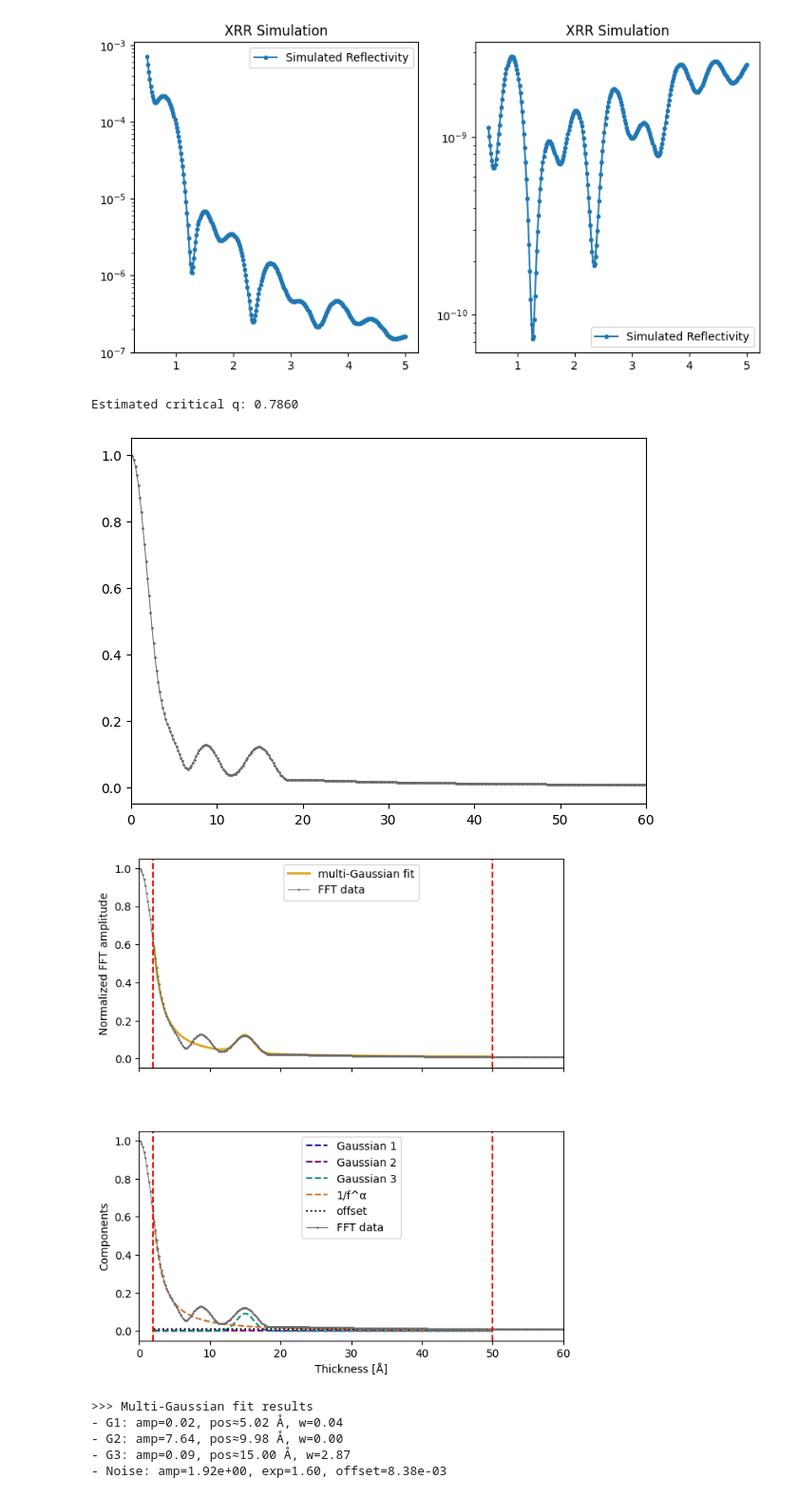
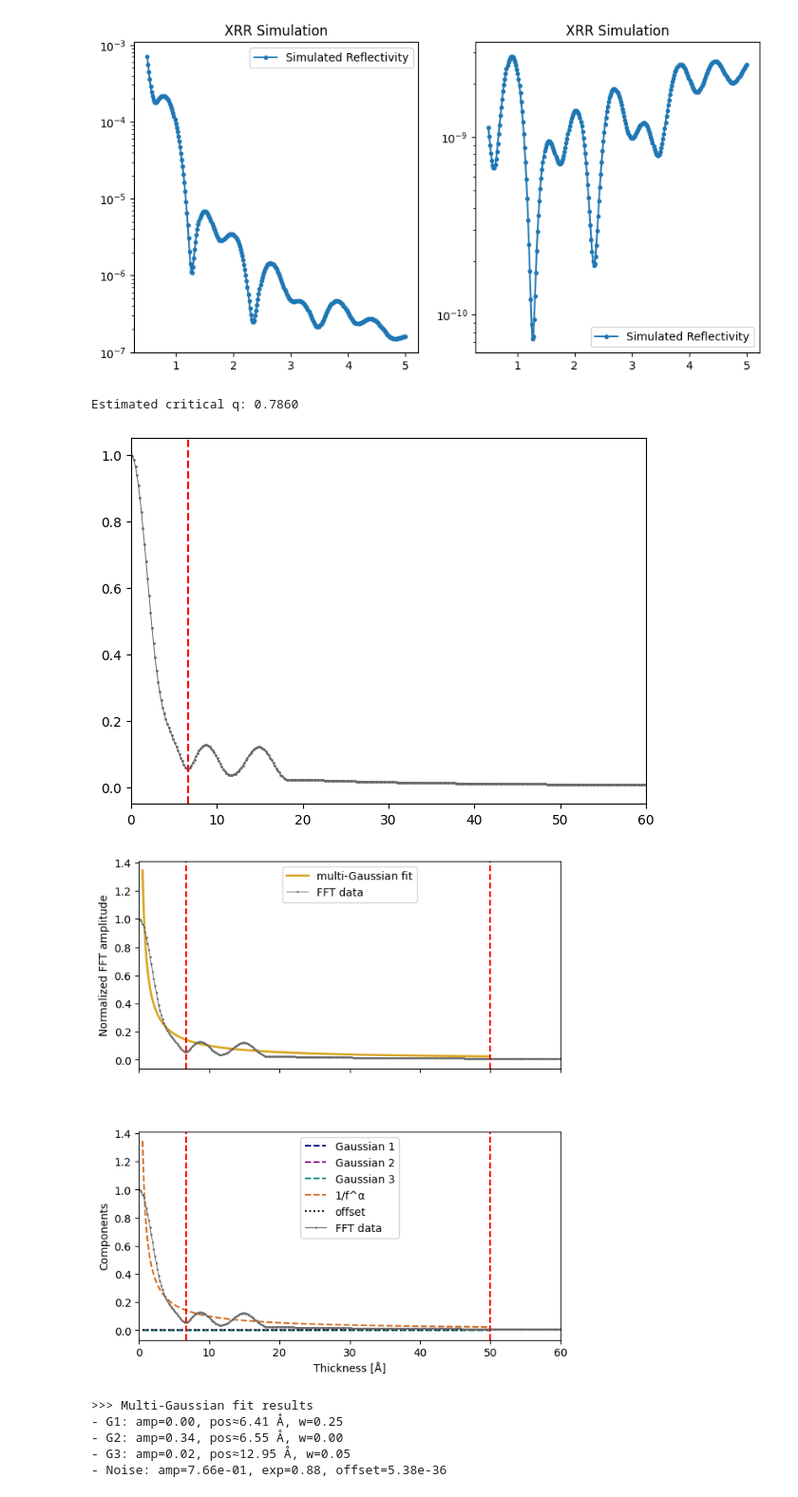
Before and after one commit to SJB7777/ReflectoLearn, a Jupyter notebook: notebooks/fitting.ipynb, the cells around one changed output. Shown at 95% size. Saved outputs shown, nothing was run; the diff lists cells and outputs as text; code cells hidden in the pictures.

Commit message:
fitting under bound

```diff
--- a/notebooks/fitting.ipynb
+++ b/notebooks/fitting.ipynb
@@ -37,9 +37,8 @@ from reflectolearn.processing.simulate import make_multifilm
 from scipy.optimize import curve_fit
 
 
-def multi_gaussian_fitting(x_fit, y_fit):
+def multi_gaussian_fitting(x_fit, y_fit, p0):
     # ----------------------- Fit -----------------------
-    p0 = [0.2, 0.3, 0.2, 7, 0.3, 0.2, 13, 0.3, 1, 2, 0.001]
     bounds = (0, np.inf)
     popt, pcov = curve_fit(func_gauss3_with_noise, x_fit, y_fit, p0=p0, bounds=bounds)
 
@@ -71,7 +70,7 @@ plt.show()
 # %% [output]
 [figure]
 # %%
-fit_range=(2, 50)
+x_upper_bound = 50
 
 crit_q = estimate_thc(tth, R_no_q_decay)
 print(f"Estimated critical q: {crit_q:.4f}")
@@ -83,59 +82,65 @@ x_fft, y_fft = xrr_fft(xproc, yproc, window=2, n=10000)
 y_fft_norm = y_fft / y_fft[0]
 
 # fitting range
-mask = (x_fft > fit_range[0]) & (x_fft < fit_range[1])
+mask = (x_fft < x_upper_bound) & (x_fft > 0.5)
 x_fit, y_fit = x_fft[mask], y_fft_norm[mask]
+
+y_diff = np.diff(y_fit)
+first_increasing_index = np.where(y_diff > 0)[0][0]
 
 fig, ax = plt.subplots(1, 1, sharex=True, figsize=(7, 5))
 ax.plot(x_fft, y_fft_norm, "o-", ms=1, lw=0.7, color="dimgrey", label="FFT data")
-ax.set_xlim(0, fit_range[1]*1.2)
+ax.axvline(x=x_fit[first_increasing_index], color='r', linestyle='--')
+ax.set_xlim(0, x_upper_bound*1.2)
 plt.show()
 # %% [output]
 Estimated critical q: 0.7860
-[figure, old version]
+[figure, new version]
 # %%
-popt, pcov = multi_gaussian_fitting(x_fit, y_fit)
+p0 = [0.2, 0.3, 0.2, 7, 0.3, 0.2, 13, 0.3, 1, 2, 0.001]
+
+popt, pcov = multi_gaussian_fitting(x_fit, y_fit, p0)
 
 # ----------------------- Plot -----------------------
 fig, ax = plt.subplots(2, 1, sharex=True, figsize=(7, 8))
 
 # (상단: 전체 fit vs 데이터)
 ax[0].plot(x_fit, func_gauss3_with_noise(x_fit, *popt), "-", color="goldenrod", lw=2, label="multi-Gaussian fit")
 ax[0].plot(x_fft, y_fft_norm, "o-", ms=1, lw=0.7, color="dimgrey", label="FFT data")
-ax[0].axvline(x=fit_range[0], color='r', linestyle='--')
-ax[0].axvline(x=fit_range[1], color='r', linestyle='--')
+ax[0].axvline(x=x_fit[first_increasing_index], color='r', linestyle='--')
+ax[0].axvline(x=x_upper_bound, color='r', linestyle='--')
 ax[0].set_ylabel("Normalized FFT amplitude")
 ax[0].legend()
 
 # (하단: component 분리 보기)
 ax[1].plot(x_fit, func_gauss(x_fit, *popt[2:5]), "--", color="darkblue", label="Gaussian 1")
 ax[1].plot(x_fit, func_gauss(x_fit, popt[0], popt[6] - popt[3], popt[1]), "--", color="purple", label="Gaussian 2")
 ax[1].plot(x_fit, func_gauss(x_fit, *popt[5:8]), "--", color="teal", label="Gaussian 3")
 ax[1].plot(x_fit, func_noise(x_fit, *popt[8:10]), "--", color="chocolate", label="1/f^α")
 ax[1].plot(x_fit, np.ones_like(x_fit)*popt[10], ":", color="black", label="offset")
 ax[1].plot(x_fft, y_fft_norm, "o-", ms=1, lw=0.7, color="dimgrey", label="FFT data")
-ax[1].axvline(x=fit_range[0], color='r', linestyle='--')
-ax[1].axvline(x=fit_range[1], color='r', linestyle='--')
+ax[1].axvline(x=x_fit[first_increasing_index], color='r', linestyle='--')
+ax[1].axvline(x=x_upper_bound, color='r', linestyle='--')
 
 ax[1].set_xlabel("Thickness [Å]")
 ax[1].set_ylabel("Components")
 ax[1].legend()
 
-ax[0].set_xlim(0, fit_range[1]*1.2)
-ax[1].set_xlim(0, fit_range[1]*1.2)
+ax[0].set_xlim(0, x_upper_bound*1.2)
+ax[1].set_xlim(0, x_upper_bound*1.2)
 fig.subplots_adjust(hspace=0.3)
 plt.show()
 
 # ----------------------- Report -----------------------
 print(">>> Multi-Gaussian fit results")
 print(f"- G1: amp={popt[0]:.2f}, pos≈{popt[6]-popt[3]:.2f} Å, w={popt[1]:.2f}")
 print(f"- G2: amp={popt[2]:.2f}, pos≈{popt[3]:.2f} Å, w={popt[4]:.2f}")
 print(f"- G3: amp={popt[5]:.2f}, pos≈{popt[6]:.2f} Å, w={popt[7]:.2f}")
 print(f"- Noise: amp={popt[8]:.2e}, exp={popt[9]:.2f}, offset={popt[10]:.2e}")
 # %% [output]
-[figure, old version]
+[figure, new version]
 >>> Multi-Gaussian fit results
-- G1: amp=0.02, pos≈5.02 Å, w=0.04
-- G2: amp=7.64, pos≈9.98 Å, w=0.00
-- G3: amp=0.09, pos≈15.00 Å, w=2.87
-- Noise: amp=1.92e+00, exp=1.60, offset=8.38e-03
+- G1: amp=0.00, pos≈6.41 Å, w=0.25
+- G2: amp=0.34, pos≈6.55 Å, w=0.00
+- G3: amp=0.02, pos≈12.95 Å, w=0.05
+- Noise: amp=7.66e-01, exp=0.88, offset=5.38e-36
```
